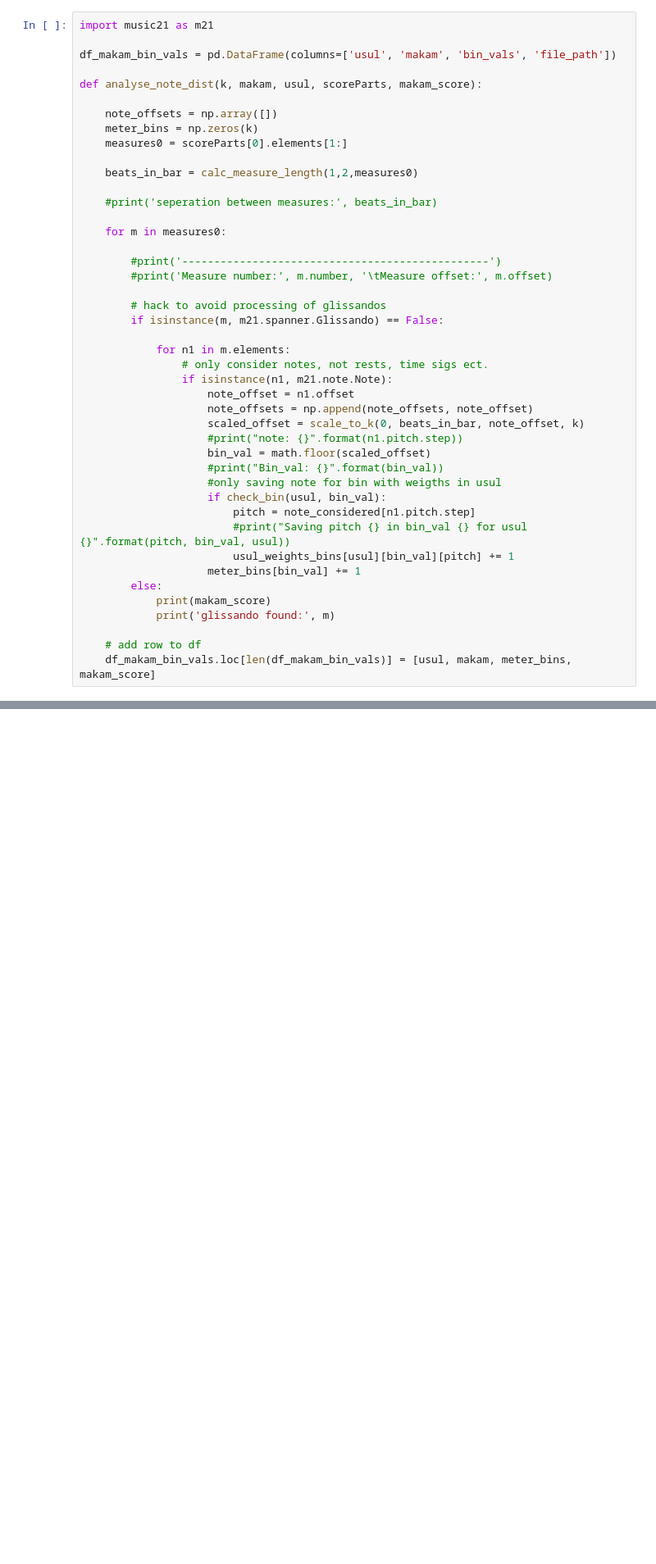
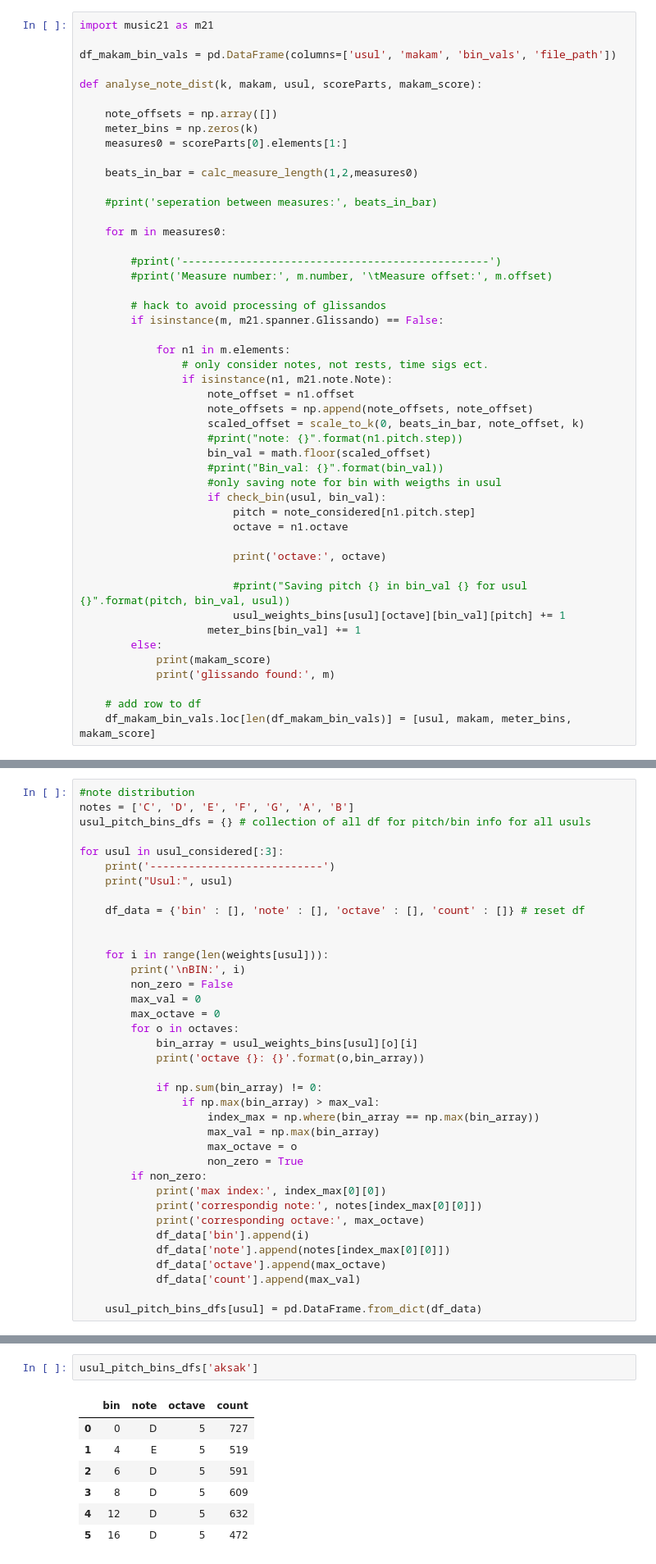
Before and after one commit to RonFrancesca/makam_research, a Jupyter notebook: MeterExploration.ipynb, the cells around one changed output, grey strips where cells are left out. Shown at 82% size. Drawn from its saved outputs; the diff is of its cells as text; blank space fills up the shorter version.

Commit message:
octave information added to pitch logic

```diff
--- a/MeterExploration.ipynb
+++ b/MeterExploration.ipynb
@@ -518,8 +522,12 @@ def analyse_note_dist(k, makam, usul, scoreParts, makam_score):
                     #only saving note for bin with weigths in usul
                     if check_bin(usul, bin_val):
                         pitch = note_considered[n1.pitch.step]
+                        octave = n1.octave
+
+                        print('octave:', octave)
+
                         #print("Saving pitch {} in bin_val {} for usul {}".format(pitch, bin_val, usul))
-                        usul_weights_bins[usul][bin_val][pitch] += 1
+                        usul_weights_bins[usul][octave][bin_val][pitch] += 1
                     meter_bins[bin_val] += 1
         else:
             print(makam_score)
@@ -671,0 +577,37 @@ Note mostly played at bin 12, weights 1: 4
+# %%
+#note distribution
+notes = ['C', 'D', 'E', 'F', 'G', 'A', 'B']
+usul_pitch_bins_dfs = {} # collection of all df for pitch/bin info for all usuls
+
+for usul in usul_considered[:3]:
+    print('---------------------------')
+    print("Usul:", usul)
+
+    df_data = {'bin' : [], 'note' : [], 'octave' : [], 'count' : []} # reset df
+
+
+    for i in range(len(weights[usul])):
+        print('\nBIN:', i)
+        non_zero = False
+        max_val = 0
+        max_octave = 0
+        for o in octaves:
+            bin_array = usul_weights_bins[usul][o][i]
+            print('octave {}: {}'.format(o,bin_array))
+
+            if np.sum(bin_array) != 0:
+                if np.max(bin_array) > max_val:
+                    index_max = np.where(bin_array == np.max(bin_array))
+                    max_val = np.max(bin_array)
+                    max_octave = o
+                    non_zero = True
+        if non_zero:
+            print('max index:', index_max[0][0])
+            print('correspondig note:', notes[index_max[0][0]])
+            print('corresponding octave:', max_octave)
+            df_data['bin'].append(i)
+            df_data['note'].append(notes[index_max[0][0]])
+            df_data['octave'].append(max_octave)
+            df_data['count'].append(max_val)
+
+    usul_pitch_bins_dfs[usul] = pd.DataFrame.from_dict(df_data)
@@ -671,0 +632,10 @@ Note mostly played at bin 12, weights 1: 4
+# %%
+usul_pitch_bins_dfs['aksak']
+# %% [output]
+|  | bin | note | octave | count |
+| 0 | 0 | D | 5 | 727 |
+| 1 | 4 | E | 5 | 519 |
+| 2 | 6 | D | 5 | 591 |
+| 3 | 8 | D | 5 | 609 |
+| 4 | 12 | D | 5 | 632 |
+| 5 | 16 | D | 5 | 472 |
```
Also changed, not shown: parts of 14 cells of this notebook.
